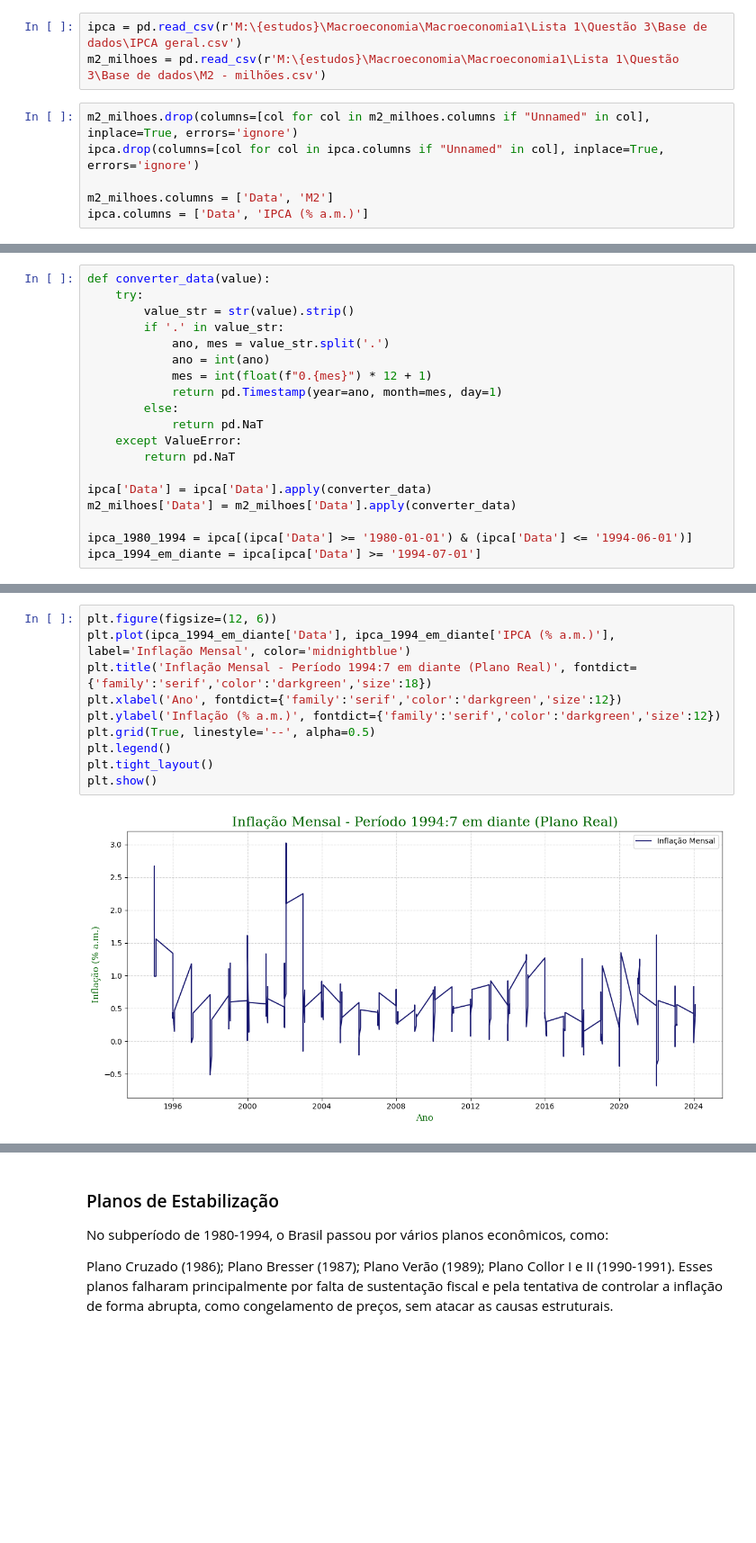
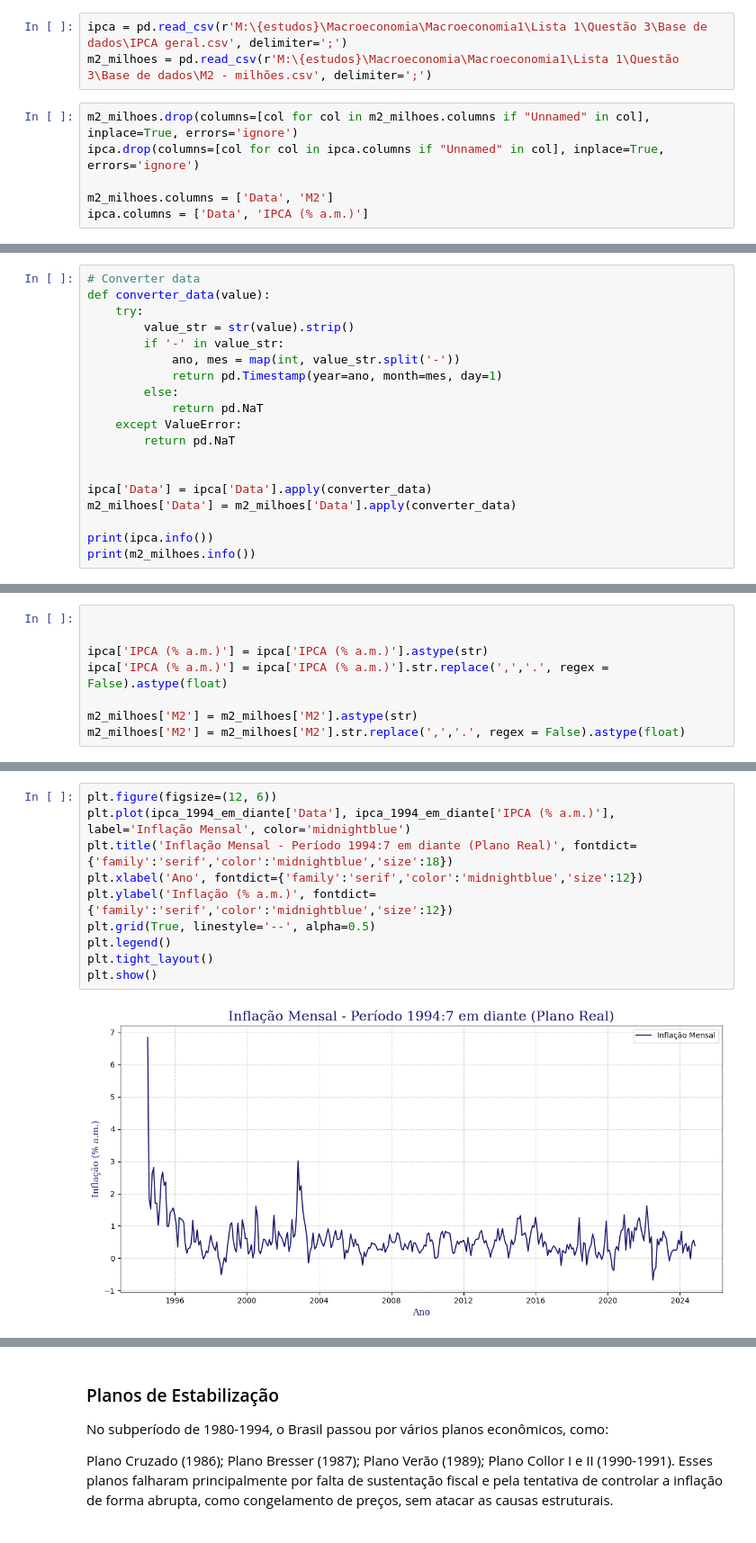
Before and after one commit to meduardajustino/Macroeconomia1, a Jupyter notebook: Lista 1/Questão 3/Questão_3.ipynb, the cells around one changed output, grey strips where cells are left out. Shown: that part at 90% size. Cells and saved outputs as stored; diff of their text form; blank space fills up the shorter version.

```diff
--- a/Lista 1/Questão 3/Questão_3.ipynb
+++ b/Lista 1/Questão 3/Questão_3.ipynb
@@ -13,8 +11,8 @@ import pandas as pd
 import matplotlib.pyplot as plt
 import numpy as np
 # %%
-ipca = pd.read_csv(r'M:\{estudos}\Macroeconomia\Macroeconomia1\Lista 1\Questão 3\Base de dados\IPCA geral.csv')
-m2_milhoes = pd.read_csv(r'M:\{estudos}\Macroeconomia\Macroeconomia1\Lista 1\Questão 3\Base de dados\M2 - milhões.csv')
+ipca = pd.read_csv(r'M:\{estudos}\Macroeconomia\Macroeconomia1\Lista 1\Questão 3\Base de dados\IPCA geral.csv', delimiter=';')
+m2_milhoes = pd.read_csv(r'M:\{estudos}\Macroeconomia\Macroeconomia1\Lista 1\Questão 3\Base de dados\M2 - milhões.csv', delimiter=';')
 # %%
 m2_milhoes.drop(columns=[col for col in m2_milhoes.columns if "Unnamed" in col], inplace=True, errors='ignore')
 ipca.drop(columns=[col for col in ipca.columns if "Unnamed" in col], inplace=True, errors='ignore')
@@ -38,19 +22,19 @@ m2_milhoes.head(10)
 # %%
+# Converter data
 def converter_data(value):
     try:
         value_str = str(value).strip()
-        if '.' in value_str:
-            ano, mes = value_str.split('.')
-            ano = int(ano)
-            mes = int(float(f"0.{mes}") * 12 + 1)
+        if '-' in value_str:
+            ano, mes = map(int, value_str.split('-'))
             return pd.Timestamp(year=ano, month=mes, day=1)
         else:
             return pd.NaT
     except ValueError:
         return pd.NaT
 
+
 ipca['Data'] = ipca['Data'].apply(converter_data)
 m2_milhoes['Data'] = m2_milhoes['Data'].apply(converter_data)
 
-ipca_1980_1994 = ipca[(ipca['Data'] >= '1980-01-01') & (ipca['Data'] <= '1994-06-01')]
-ipca_1994_em_diante = ipca[ipca['Data'] >= '1994-07-01']
+print(ipca.info())
+print(m2_milhoes.info())
@@ -56,0 +62,8 @@ ipca_1994_em_diante = ipca[ipca['Data'] >= '1994-07-01']
+# %%
+
+
+ipca['IPCA (% a.m.)'] = ipca['IPCA (% a.m.)'].astype(str)
+ipca['IPCA (% a.m.)'] = ipca['IPCA (% a.m.)'].str.replace(',','.', regex = False).astype(float)
+
+m2_milhoes['M2'] = m2_milhoes['M2'].astype(str)
+m2_milhoes['M2'] = m2_milhoes['M2'].str.replace(',','.', regex = False).astype(float)
@@ -81,15 +105,15 @@ plt.show()
 # %%
 plt.figure(figsize=(12, 6))
 plt.plot(ipca_1994_em_diante['Data'], ipca_1994_em_diante['IPCA (% a.m.)'], label='Inflação Mensal', color='midnightblue')
-plt.title('Inflação Mensal - Período 1994:7 em diante (Plano Real)', fontdict={'family':'serif','color':'darkgreen','size':18})
-plt.xlabel('Ano', fontdict={'family':'serif','color':'darkgreen','size':12})
-plt.ylabel('Inflação (% a.m.)', fontdict={'family':'serif','color':'darkgreen','size':12})
+plt.title('Inflação Mensal - Período 1994:7 em diante (Plano Real)', fontdict={'family':'serif','color':'midnightblue','size':18})
+plt.xlabel('Ano', fontdict={'family':'serif','color':'midnightblue','size':12})
+plt.ylabel('Inflação (% a.m.)', fontdict={'family':'serif','color':'midnightblue','size':12})
 plt.grid(True, linestyle='--', alpha=0.5)
 plt.legend()
 plt.tight_layout()
 plt.show()
 # %% [output]
-[figure, old version]
+[figure, new version]
 # %%
 # Datas dos principais planos econômicos
 planos = {
```
Also changed, not shown: parts of 14 cells of this notebook, 9 other files.
